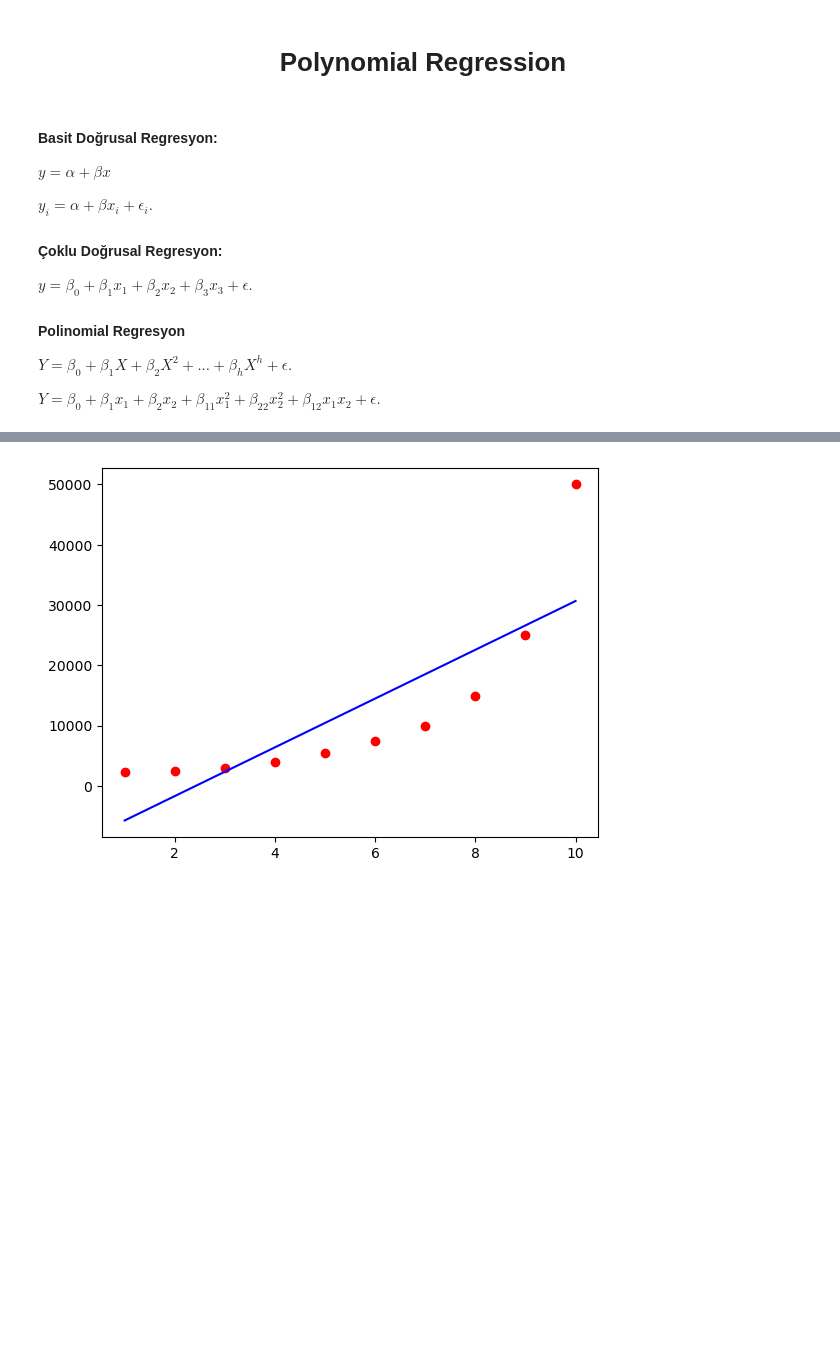
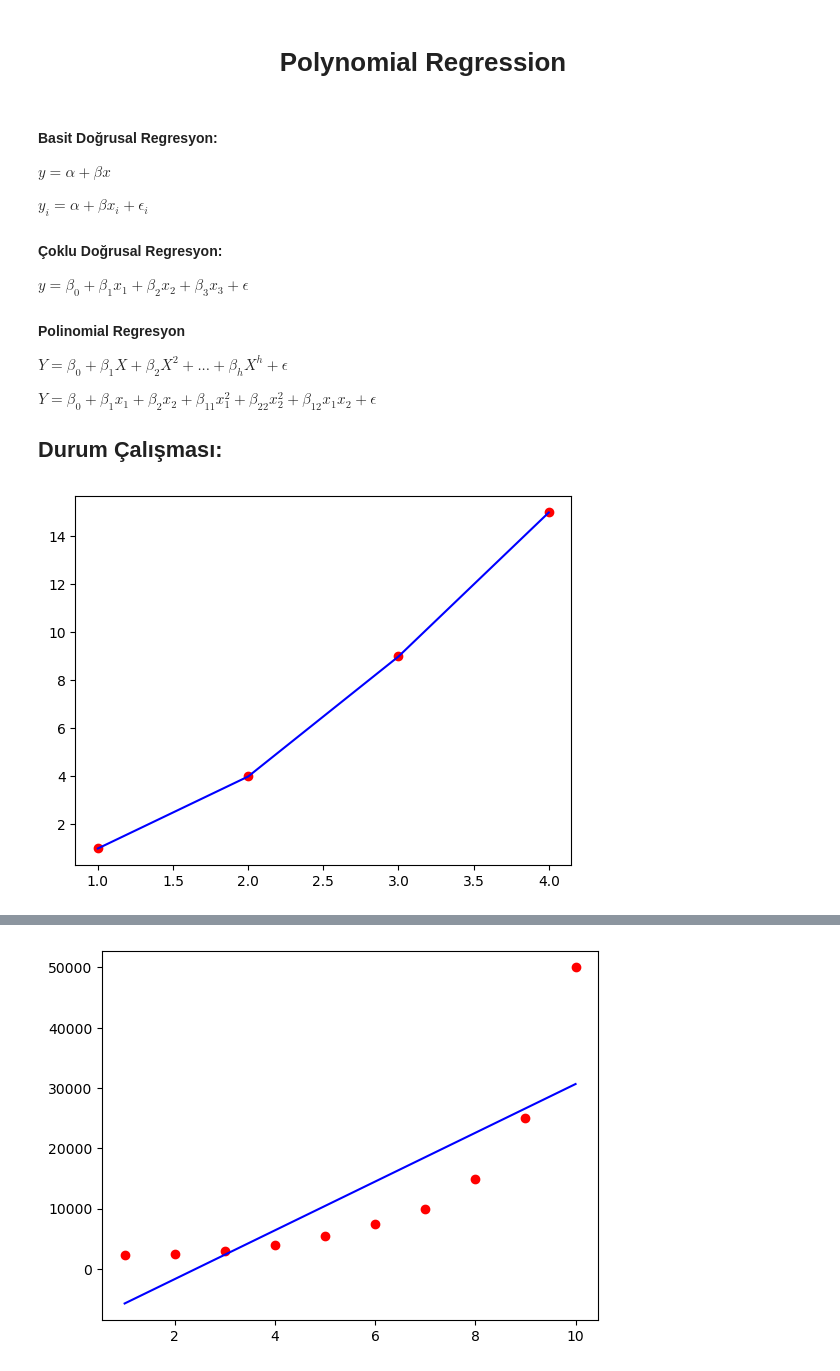
Before and after one commit to MertKelleci/Python-ile-Makine-renmesi, a Jupyter notebook: 02 - Tahmin (Prediction)/03 - Polinom Regresyon (Polynomial Regression).ipynb, the cells around one changed output, grey strips where cells are left out. Saved outputs shown, nothing was run; the diff lists cells and outputs as text; code cells hidden in the pictures; blank space fills up the shorter version.

```diff
--- a/02 - Tahmin (Prediction)/03 - Polinom Regresyon (Polynomial Regression).ipynb
+++ b/02 - Tahmin (Prediction)/03 - Polinom Regresyon (Polynomial Regression).ipynb
@@ -5,13 +5,25 @@
 
 $y = \alpha + \beta x$
 
-$y_i = \alpha +  \beta x_i + \epsilon_i.$
+$y_i = \alpha +  \beta x_i + \epsilon_i$
 
 #### Çoklu Doğrusal Regresyon:
 
-$y = \beta_0 + \beta_1 x_1 + \beta_2 x_2 + \beta_3 x_3 + \epsilon.$
+$y = \beta_0 + \beta_1 x_1 + \beta_2 x_2 + \beta_3 x_3 + \epsilon$
 
 #### Polinomial Regresyon
-$Y = \beta_0 + \beta_1 X + \beta_2 X^2 + ... +\beta_h X^h + \epsilon.$
+$Y = \beta_0 + \beta_1 X + \beta_2 X^2 + ... +\beta_h X^h + \epsilon$
 
-$Y = \beta_0 + \beta_1 x_1 + \beta_2 x_2 + \beta_{11} x_1^2 + \beta_{22} x_2^2 + \beta_{12} x_1 x_2+ \epsilon.$
+$Y = \beta_0 + \beta_1 x_1 + \beta_2 x_2 + \beta_{11} x_1^2 + \beta_{22} x_2^2 + \beta_{12} x_1 x_2+ \epsilon$
+
+## Durum Çalışması:
+# %%
+import matplotlib.pyplot as plt
+x = [1,2,3,4,]
+y = [1,4,9,15]
+
+plt.scatter(x,y,color='red')
+plt.plot(x,y, color = 'blue')
+plt.show()
+# %% [output]
+[figure, added]
```
Also changed, not shown: parts of 1 cell of this notebook.
